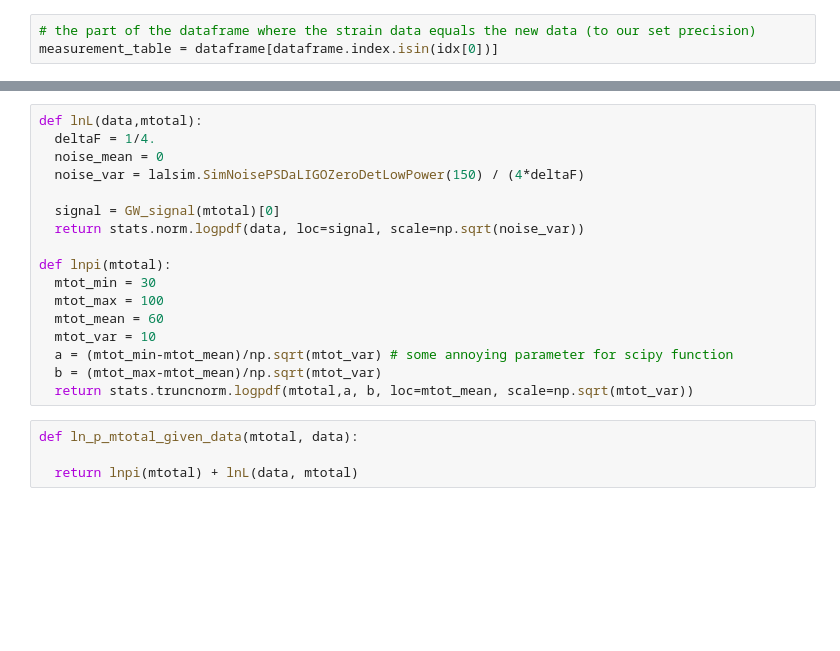
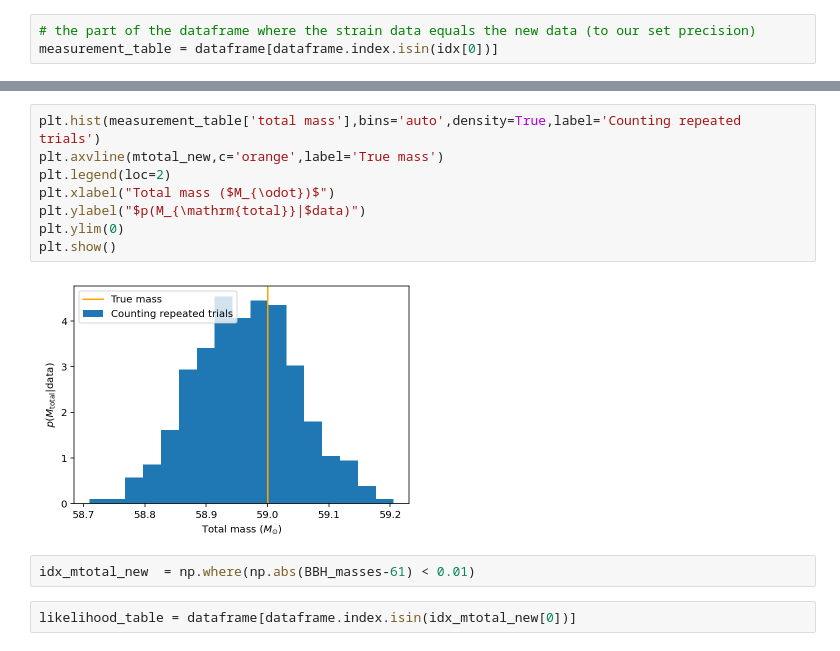
Before and after one commit to rory-smith/Lectures-on-inference-in-GW-astronomy, a Jupyter notebook: GW_data_in_a_toy_universe.ipynb, the cells around one changed output, grey strips where cells are left out. Saved outputs shown, nothing was run; the diff lists cells and outputs as text; blank space fills up the shorter version.

```diff
--- a/GW_data_in_a_toy_universe.ipynb
+++ b/GW_data_in_a_toy_universe.ipynb
@@ -141,21 +209,14 @@ plt.show()
-# %%
-def lnL(data,mtotal):
-  deltaF = 1/4.
-  noise_mean = 0
-  noise_var = lalsim.SimNoisePSDaLIGOZeroDetLowPower(150) / (4*deltaF)
-
-  signal = GW_signal(mtotal)[0]
-  return stats.norm.logpdf(data, loc=signal, scale=np.sqrt(noise_var))
-
-def lnpi(mtotal):
-  mtot_min = 30
-  mtot_max = 100
-  mtot_mean = 60
-  mtot_var = 10
-  a = (mtot_min-mtot_mean)/np.sqrt(mtot_var) # some annoying parameter for scipy function
-  b = (mtot_max-mtot_mean)/np.sqrt(mtot_var)
-  return stats.truncnorm.logpdf(mtotal,a, b, loc=mtot_mean, scale=np.sqrt(mtot_var))
-# %%
-def ln_p_mtotal_given_data(mtotal, data):
-
-  return lnpi(mtotal) + lnL(data, mtotal)
+# %%
+plt.hist(measurement_table['total mass'],bins='auto',density=True,label='Counting repeated trials')
+plt.axvline(mtotal_new,c='orange',label='True mass')
+plt.legend(loc=2)
+plt.xlabel("Total mass ($M_{\odot})$")
+plt.ylabel("$p(M_{\mathrm{total}}|$data)")
+plt.ylim(0)
+plt.show()
+# %% [output]
+[figure, added]
+# %%
+idx_mtotal_new  = np.where(np.abs(BBH_masses-61) < 0.01)
+# %%
+likelihood_table = dataframe[dataframe.index.isin(idx_mtotal_new[0])]
```
Also changed, not shown: parts of 27 cells of this notebook.
